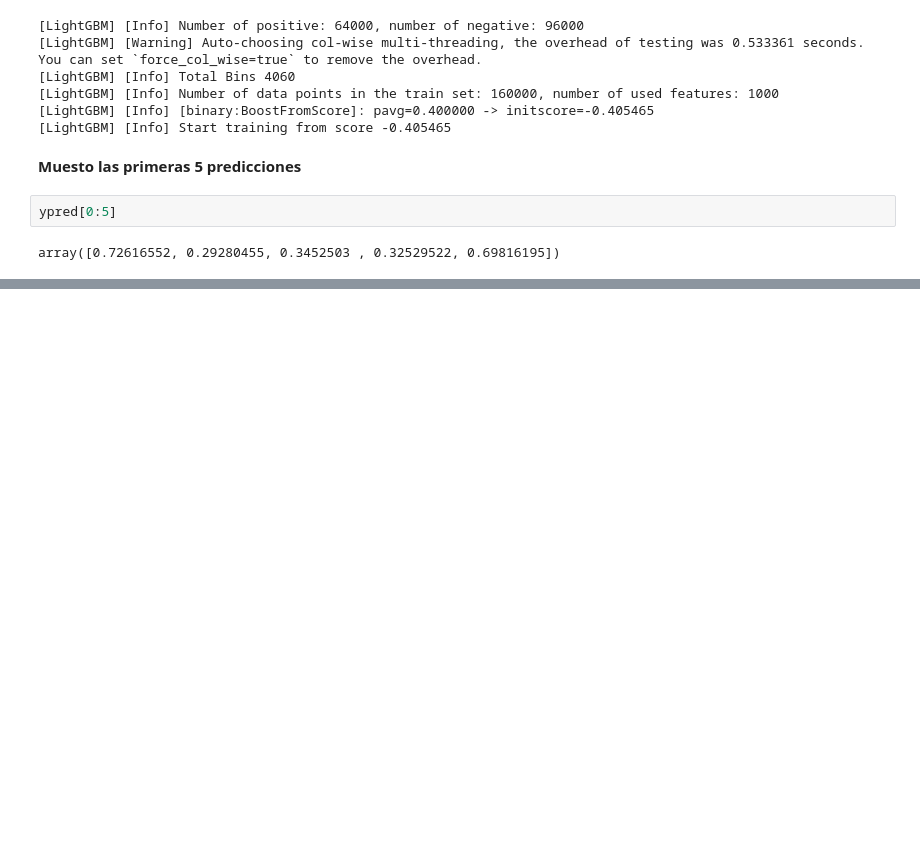
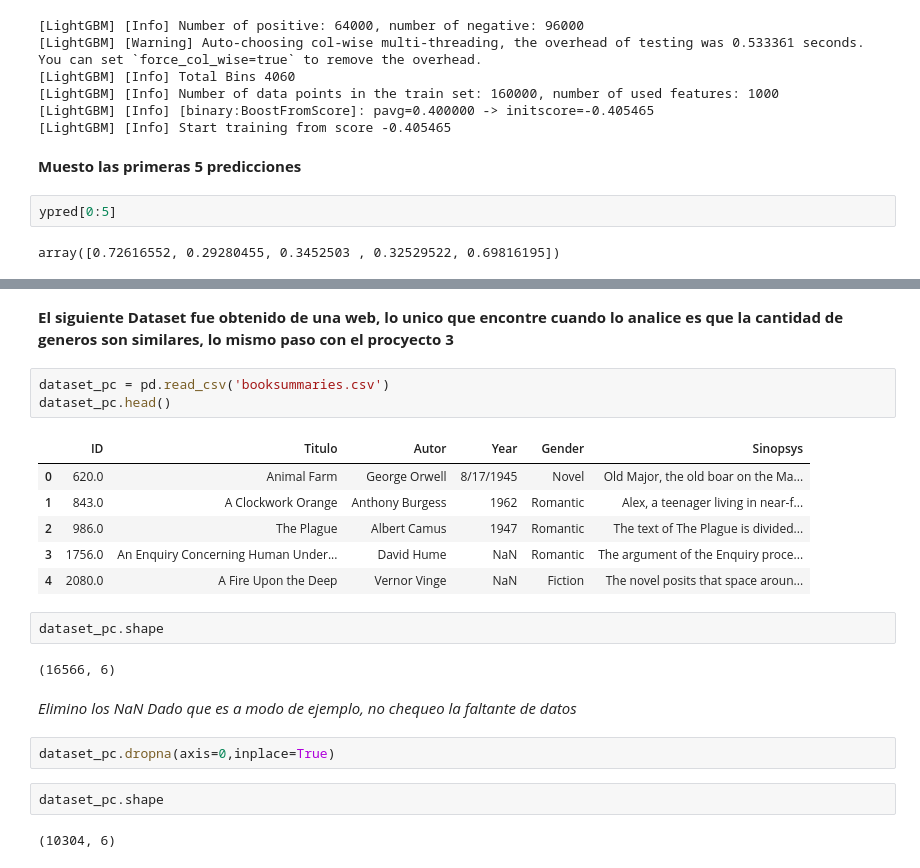
Before and after one commit to ldibello/proyecto_Final_LDB, a Jupyter notebook: DS_Proyecto_FINAL_NLP_DI_BELLO.ipynb, the cells around one changed output, grey strips where cells are left out. Drawn from its saved outputs; the diff is of its cells as text; blank space fills up the shorter version.

```diff
--- a/DS_Proyecto_FINAL_NLP_DI_BELLO.ipynb
+++ b/DS_Proyecto_FINAL_NLP_DI_BELLO.ipynb
@@ -519,0 +545,24 @@ array([0.72616552, 0.29280455, 0.3452503 , 0.32529522, 0.69816195])
+# %% [markdown]
+**El siguiente Dataset fue obtenido de una web, lo unico que encontre cuando lo analice es que la cantidad de generos son similares, lo mismo paso con el procyecto 3**
+# %%
+dataset_pc = pd.read_csv('booksummaries.csv')
+dataset_pc.head()
+# %% [output]
+|  | ID | Titulo | Autor | Year | Gender | Sinopsys |
+| 0 | 620.0 | Animal Farm | George Orwell | 8/17/1945 | Novel | Old Major, the old boar on the Ma... |
+| 1 | 843.0 | A Clockwork Orange | Anthony Burgess | 1962 | Romantic | Alex, a teenager living in near-f... |
+| 2 | 986.0 | The Plague | Albert Camus | 1947 | Romantic | The text of The Plague is divided... |
+| 3 | 1756.0 | An Enquiry Concerning Human Under... | David Hume | NaN | Romantic | The argument of the Enquiry proce... |
+| 4 | 2080.0 | A Fire Upon the Deep | Vernor Vinge | NaN | Fiction | The novel posits that space aroun... |
+# %%
+dataset_pc.shape
+# %% [output]
+(16566, 6)
+# %% [markdown]
+*Elimino los NaN* *Dado que es a modo de ejemplo, no chequeo la faltante de datos*
+# %%
+dataset_pc.dropna(axis=0,inplace=True)
+# %%
+dataset_pc.shape
+# %% [output]
+(10304, 6)
```
Also changed, not shown: parts of 34 cells of this notebook.
